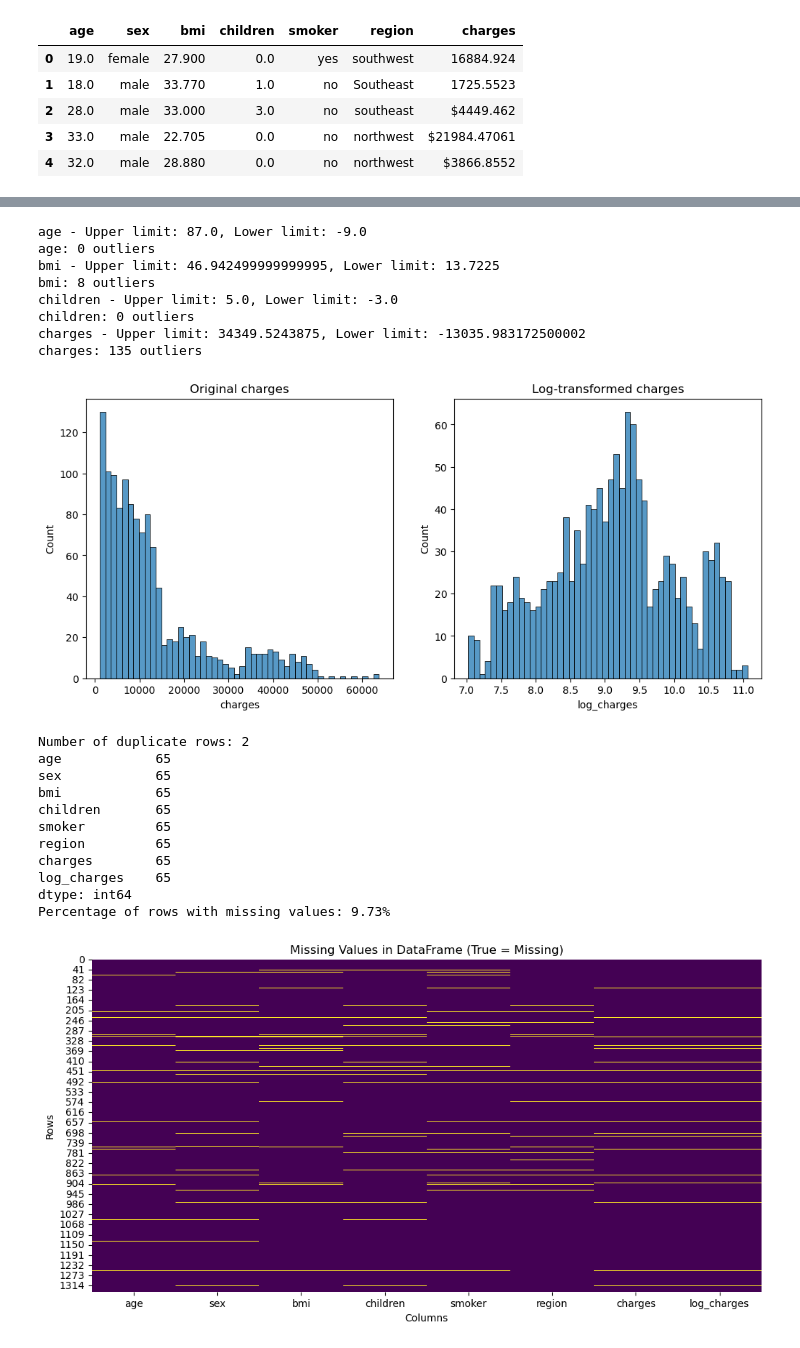
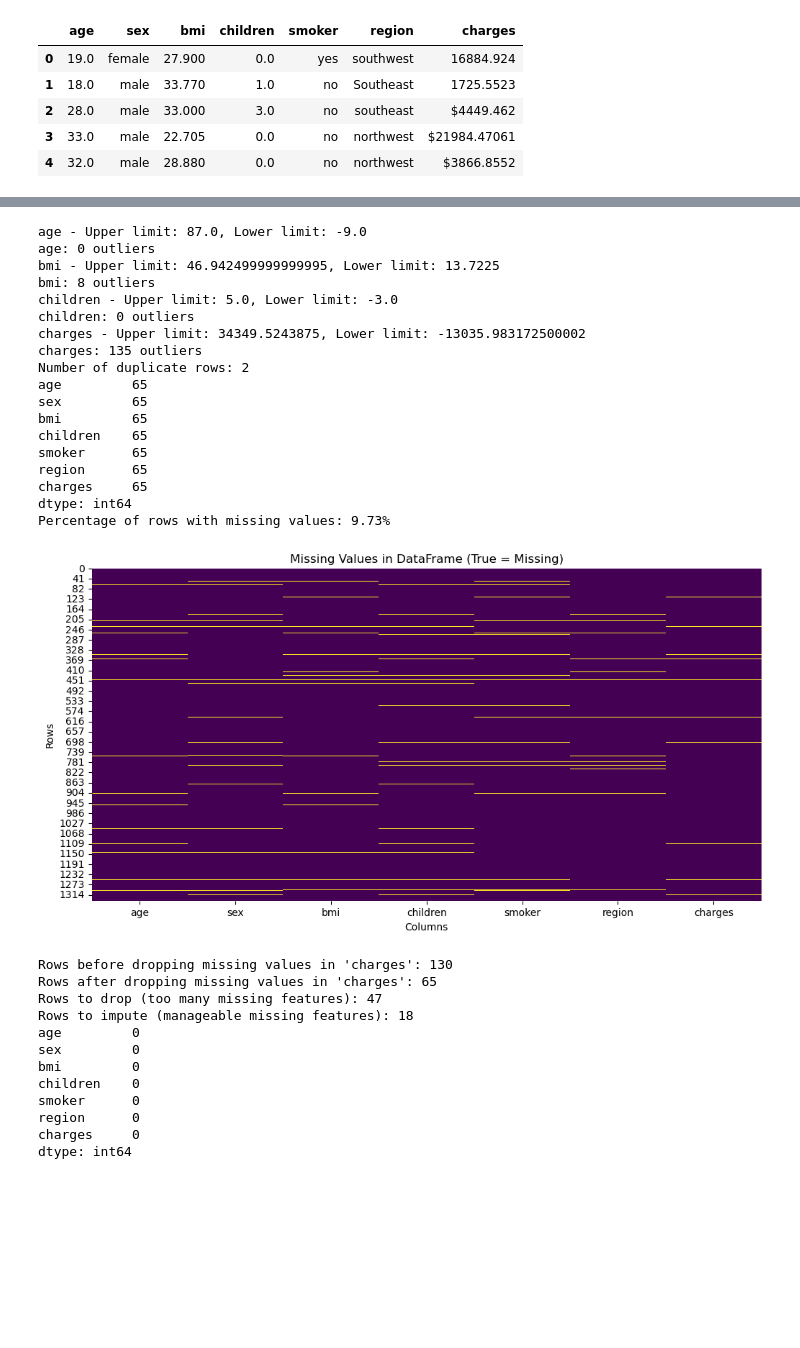
Before and after one commit to Eloise-Barrett/healthcare-insurance-charges, a Jupyter notebook: healthcare_insurance.ipynb, the cells around one changed output, grey strips where cells are left out. Saved outputs shown, nothing was run; the diff lists cells and outputs as text; code cells hidden in the pictures; blank space fills up the shorter version.

Commit message:
Removed transformations on the target variable 'charges' as it produced unrealistic results. Applied the model to validation data and ensured all insurance was greater than 1000.

```diff
--- a/healthcare_insurance.ipynb
+++ b/healthcare_insurance.ipynb
@@ -63,6 +63,8 @@ print(insurance.shape)
 # Data cleaning
 # Convert charges to a numerical value
 insurance['charges'] = insurance['charges'].replace(r'[\$,]', '', regex=True).astype(float)
+
+print(insurance.describe())
 
 # Split columns into categorical and numerical
 categorical_cols = insurance.select_dtypes(include=['object']).columns.tolist()
@@ -113,23 +115,9 @@ for i in insurance[numerical_cols]:
     outliers = insurance[(insurance[i] < lower_limit) | (insurance[i] > upper_limit)]
     print(f"{i}: {len(outliers)} outliers")
 
-# Only 8 outliers in bmi so we will keep them, but we will transform the charges column to reduce the impact of outliers
-#log transform charges to reduce the impact of high value outliers and gain a more bell-shaped distribution
-insurance['log_charges'] = np.log(insurance['charges'])
-numerical_cols.append('log_charges')
-
-#Visualize the distribution of charges before and after log transformation
-plt.figure(figsize=(12,5))
-
-plt.subplot(1, 2, 1)
-sns.histplot(insurance['charges'], bins=50)
-plt.title("Original charges")
-
-plt.subplot(1, 2, 2)
-sns.histplot(insurance['log_charges'], bins=50)
-plt.title("Log-transformed charges")
-
-plt.show()
+# Only 8 outliers in bmi so we will keep them
+# Keep the charges column outliers as they make sense and it is the target variable
+# Log transforms or sqrt althoug reduce the impact of outliers, causes very high predictions that are not realistic
 
 #Check for duplcate rows
 duplicate_rows = insurance[insurance.duplicated()]
@@ -158,9 +146,9 @@ plt.ylabel("Rows")
 plt.show()
 
 # Drop rows with missing values in 'log_charges' as this is our target variable
-insurance = insurance.dropna(subset=['log_charges'])
-print(f"Rows before dropping missing values in 'log_charges': {na_rows_before}")
-print(f"Rows after dropping missing values in 'log_charges': {insurance.isna().any(axis=1).sum()}")
+insurance = insurance.dropna(subset=['charges'])
+print(f"Rows before dropping missing values in 'charges': {na_rows_before}")
+print(f"Rows after dropping missing values in 'charges': {insurance.isna().any(axis=1).sum()}")
 
 # Determine how many rows have more than 2 missing values which will be dropped whilst the rest will be imputed
 missing_counts = insurance.isna().sum(axis=1)
@@ -202,27 +190,37 @@ Data columns (total 7 columns):
 southwest    312
 northwest    310
 northeast    308
 Name: count, dtype: int64
 [figure]
 [figure]
 age - Upper limit: 87.0, Lower limit: -9.0
 age: 0 outliers
 bmi - Upper limit: 46.942499999999995, Lower limit: 13.7225
 bmi: 8 outliers
 children - Upper limit: 5.0, Lower limit: -3.0
 children: 0 outliers
 charges - Upper limit: 34349.5243875, Lower limit: -13035.983172500002
 charges: 135 outliers
+Number of duplicate rows: 2
+age         65
+sex         65
+bmi         65
+children    65
+smoker      65
+region      65
+charges     65
+dtype: int64
+Percentage of rows with missing values: 9.73%
-[figure, old version]
+[figure, new version]
-Number of duplicate rows: 2
-age            65
-sex            65
-bmi            65
-children       65
-smoker         65
-region         65
-charges        65
-log_charges    65
+Rows before dropping missing values in 'charges': 130
+Rows after dropping missing values in 'charges': 65
+Rows to drop (too many missing features): 47
+Rows to impute (manageable missing features): 18
+age         0
+sex         0
+bmi         0
+children    0
+smoker      0
+region      0
+charges     0
 dtype: int64
-Percentage of rows with missing values: 9.73%
-[figure, removed]
```
Also changed, not shown: parts of 3 cells of this notebook.
